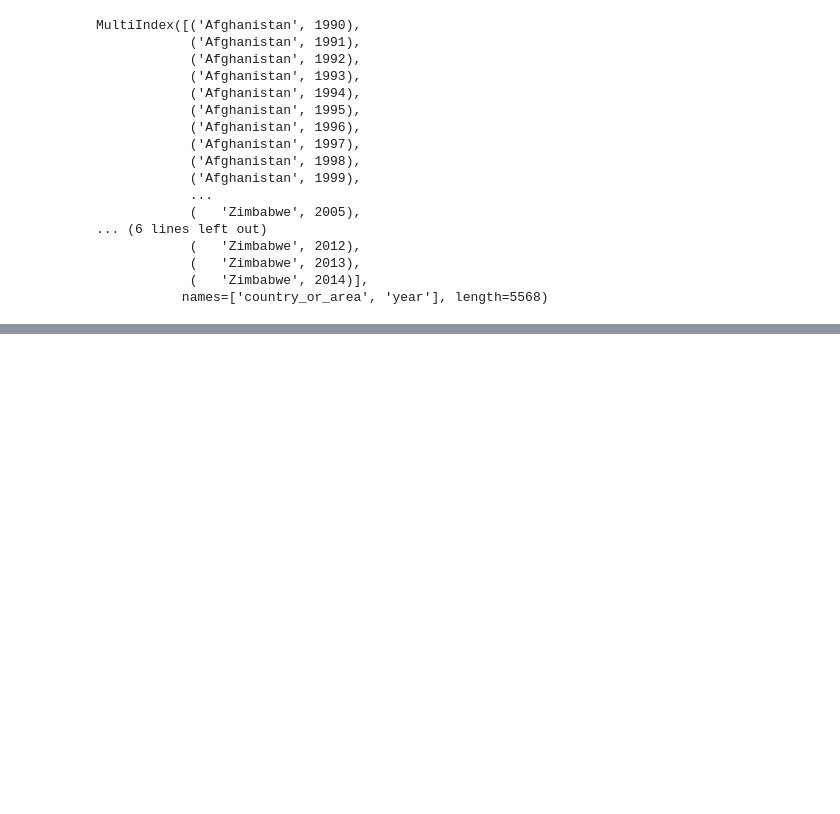
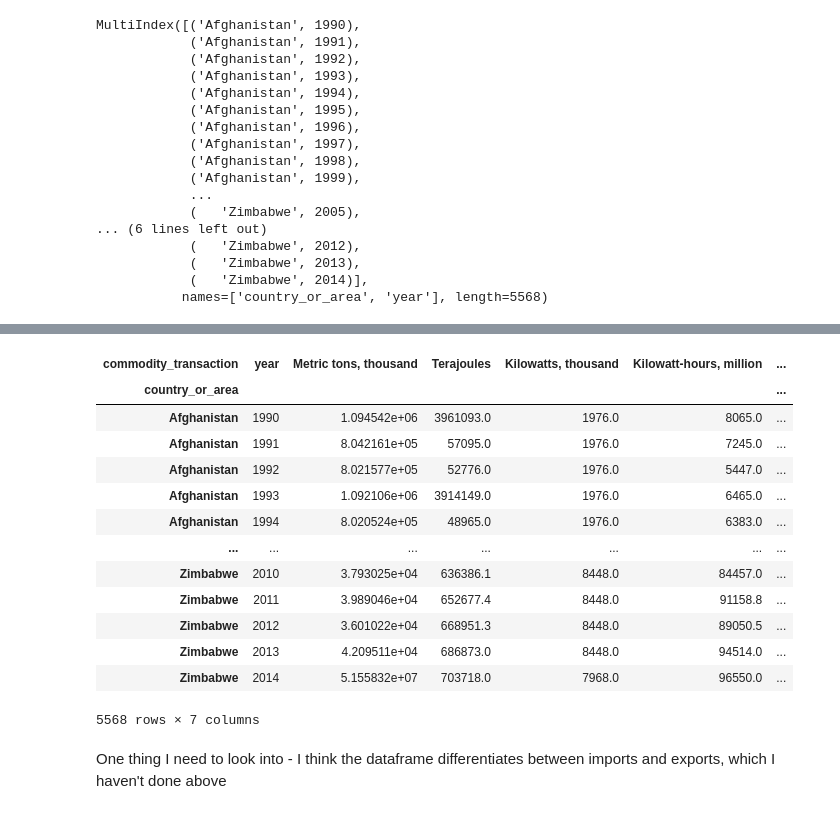
Before and after one commit to See-You-Data/UNInternationalEnergyData, a Jupyter notebook: Alex's Exploratory Code.ipynb, the cells around one changed output, grey strips where cells are left out. Drawn from its saved outputs; the diff is of its cells as text; code cells hidden in the pictures; blank space fills up the shorter version.

Commit message:
Made a dataframe combining all the commodities into single columns for each unit type i.e. metric tonnes. Also added more commentary to my code

```diff
--- a/Alex's Exploratory Code.ipynb
+++ b/Alex's Exploratory Code.ipynb
@@ -135,0 +283,30 @@ df_groupby
+# %%
+units = my_dict.keys()
+units = list(units)
+# %%
+cols_of_interest = units.copy()
+cols_of_interest.insert(0,'year')
+# %%
+for k, v in unit_and_commod_dict.items():
+    df_units[k] = df_units[v[1:]].sum(axis=1) # aiming to avoid including the year column in the total
+# %%
+df_units = df_units[cols_of_interest]
+# %%
+df_units
+# %% [output]
+| commodity_transaction | year | Metric tons, thousand | Terajoules | Kilowatts, thousand | Kilowatt-hours, million | ... |
+| country_or_area |  |  |  |  |  | ... |
+| Afghanistan | 1990 | 1.094542e+06 | 3961093.0 | 1976.0 | 8065.0 | ... |
+| Afghanistan | 1991 | 8.042161e+05 | 57095.0 | 1976.0 | 7245.0 | ... |
+| Afghanistan | 1992 | 8.021577e+05 | 52776.0 | 1976.0 | 5447.0 | ... |
+| Afghanistan | 1993 | 1.092106e+06 | 3914149.0 | 1976.0 | 6465.0 | ... |
+| Afghanistan | 1994 | 8.020524e+05 | 48965.0 | 1976.0 | 6383.0 | ... |
+| ... | ... | ... | ... | ... | ... | ... |
+| Zimbabwe | 2010 | 3.793025e+04 | 636386.1 | 8448.0 | 84457.0 | ... |
+| Zimbabwe | 2011 | 3.989046e+04 | 652677.4 | 8448.0 | 91158.8 | ... |
+| Zimbabwe | 2012 | 3.601022e+04 | 668951.3 | 8448.0 | 89050.5 | ... |
+| Zimbabwe | 2013 | 4.209511e+04 | 686873.0 | 8448.0 | 94514.0 | ... |
+| Zimbabwe | 2014 | 5.155832e+07 | 703718.0 | 7968.0 | 96550.0 | ... |
+5568 rows × 7 columns
+# %% [markdown]
+One thing I need to look into - I think the dataframe differentiates between imports and exports, which I haven't done above
```
Also changed, not shown: parts of 26 cells of this notebook.
